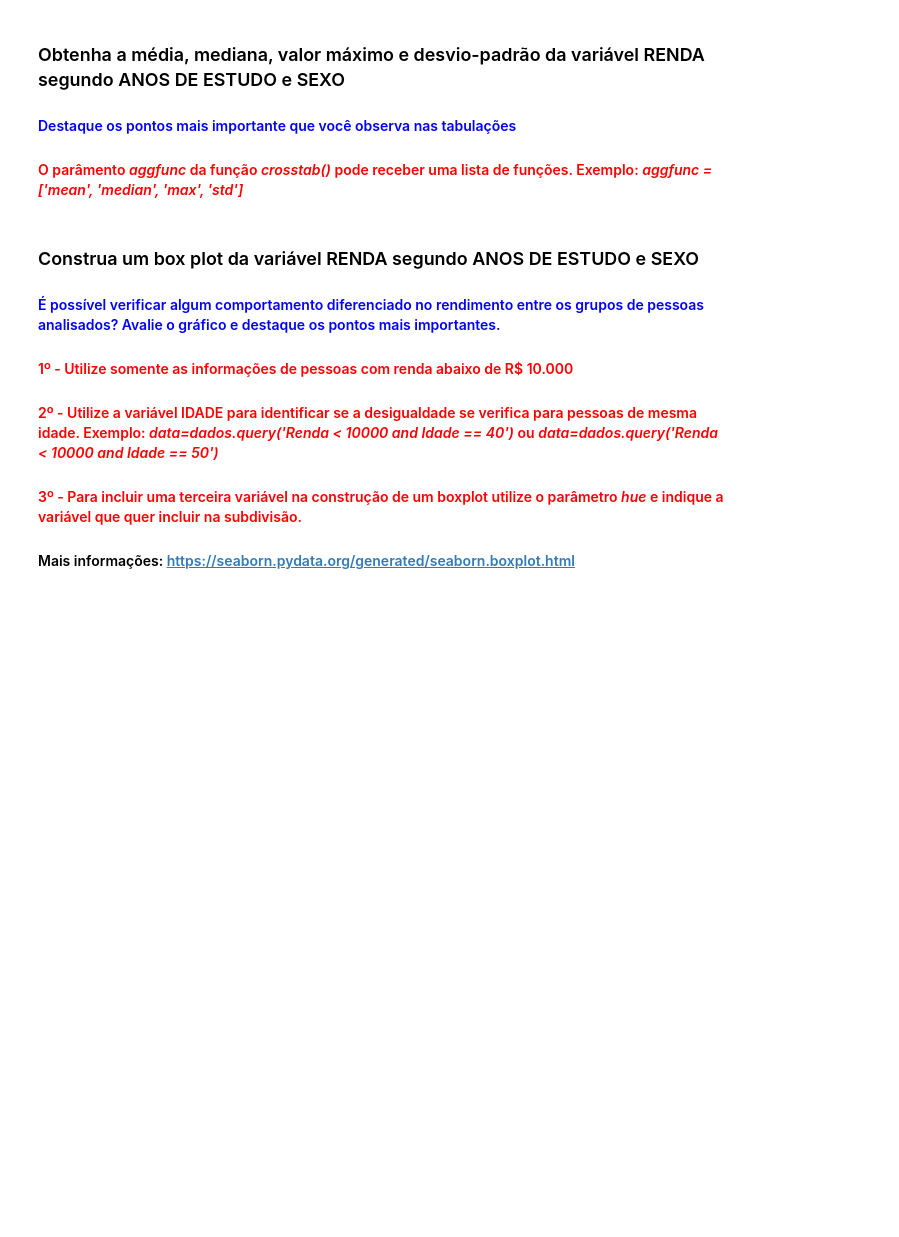
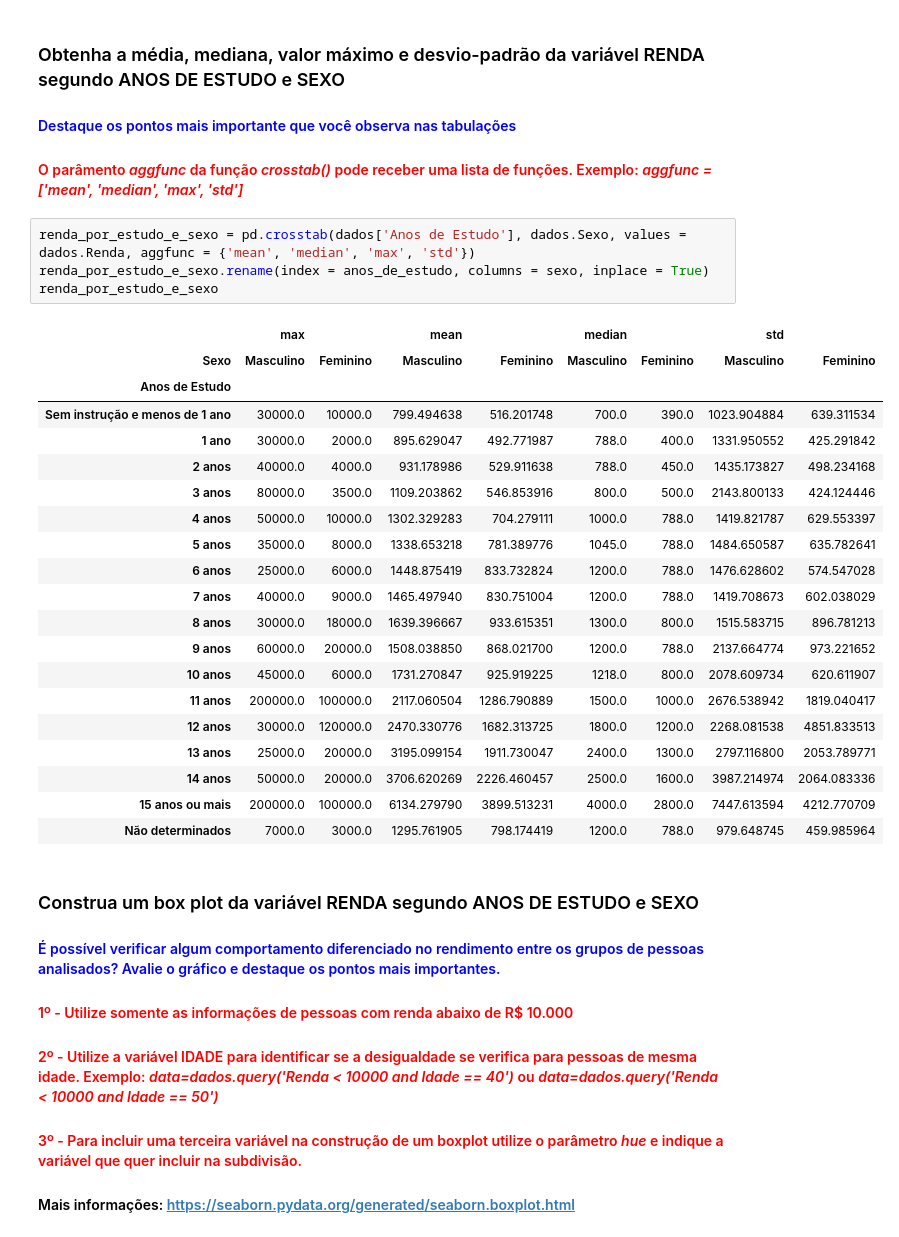
Before and after one commit to ViniViniAntunes/Analise-descritiva-PNAD-2015, a Jupyter notebook: Análise_Descritiva.ipynb, the cells around one changed output. Cells and saved outputs as stored; diff of their text form; blank space fills up the shorter version.

```diff
--- a/Análise_Descritiva.ipynb
+++ b/Análise_Descritiva.ipynb
@@ -539,6 +579,31 @@ from scipy import stats
 ### Obtenha a média, mediana, valor máximo e desvio-padrão da variável RENDA segundo ANOS DE ESTUDO e SEXO
 #### <font color='blue'>Destaque os pontos mais importante que você observa nas tabulações</font>
 #### <font color='red'>O parâmento <i>aggfunc</i> da função <i>crosstab()</i> pode receber uma lista de funções. Exemplo: <i>aggfunc = ['mean', 'median', 'max', 'std']</i></font>
+# %%
+renda_por_estudo_e_sexo = pd.crosstab(dados['Anos de Estudo'], dados.Sexo, values = dados.Renda, aggfunc = {'mean', 'median', 'max', 'std'})
+renda_por_estudo_e_sexo.rename(index = anos_de_estudo, columns = sexo, inplace = True)
+renda_por_estudo_e_sexo
+# %% [output]
+|  | max |  | mean |  | median |  | std |  |
+| Sexo | Masculino | Feminino | Masculino | Feminino | Masculino | Feminino | Masculino | Feminino |
+| Anos de Estudo |  |  |  |  |  |  |  |  |
+| Sem instrução e menos de 1 ano | 30000.0 | 10000.0 | 799.494638 | 516.201748 | 700.0 | 390.0 | 1023.904884 | 639.311534 |
+| 1 ano | 30000.0 | 2000.0 | 895.629047 | 492.771987 | 788.0 | 400.0 | 1331.950552 | 425.291842 |
+| 2 anos | 40000.0 | 4000.0 | 931.178986 | 529.911638 | 788.0 | 450.0 | 1435.173827 | 498.234168 |
+| 3 anos | 80000.0 | 3500.0 | 1109.203862 | 546.853916 | 800.0 | 500.0 | 2143.800133 | 424.124446 |
+| 4 anos | 50000.0 | 10000.0 | 1302.329283 | 704.279111 | 1000.0 | 788.0 | 1419.821787 | 629.553397 |
+| 5 anos | 35000.0 | 8000.0 | 1338.653218 | 781.389776 | 1045.0 | 788.0 | 1484.650587 | 635.782641 |
+| 6 anos | 25000.0 | 6000.0 | 1448.875419 | 833.732824 | 1200.0 | 788.0 | 1476.628602 | 574.547028 |
+| 7 anos | 40000.0 | 9000.0 | 1465.497940 | 830.751004 | 1200.0 | 788.0 | 1419.708673 | 602.038029 |
+| 8 anos | 30000.0 | 18000.0 | 1639.396667 | 933.615351 | 1300.0 | 800.0 | 1515.583715 | 896.781213 |
+| 9 anos | 60000.0 | 20000.0 | 1508.038850 | 868.021700 | 1200.0 | 788.0 | 2137.664774 | 973.221652 |
+| 10 anos | 45000.0 | 6000.0 | 1731.270847 | 925.919225 | 1218.0 | 800.0 | 2078.609734 | 620.611907 |
+| 11 anos | 200000.0 | 100000.0 | 2117.060504 | 1286.790889 | 1500.0 | 1000.0 | 2676.538942 | 1819.040417 |
+| 12 anos | 30000.0 | 120000.0 | 2470.330776 | 1682.313725 | 1800.0 | 1200.0 | 2268.081538 | 4851.833513 |
+| 13 anos | 25000.0 | 20000.0 | 3195.099154 | 1911.730047 | 2400.0 | 1300.0 | 2797.116800 | 2053.789771 |
+| 14 anos | 50000.0 | 20000.0 | 3706.620269 | 2226.460457 | 2500.0 | 1600.0 | 3987.214974 | 2064.083336 |
+| 15 anos ou mais | 200000.0 | 100000.0 | 6134.279790 | 3899.513231 | 4000.0 | 2800.0 | 7447.613594 | 4212.770709 |
+| Não determinados | 7000.0 | 3000.0 | 1295.761905 | 798.174419 | 1200.0 | 788.0 | 979.648745 | 459.985964 |
 # %% [markdown]
 ### Construa um box plot da variável RENDA segundo ANOS DE ESTUDO e SEXO
 #### <font color='blue'>É possível verificar algum comportamento diferenciado no rendimento entre os grupos de pessoas analisados? Avalie o gráfico e destaque os pontos mais importantes.</font>
```
Also changed, not shown: parts of 10 cells of this notebook.
